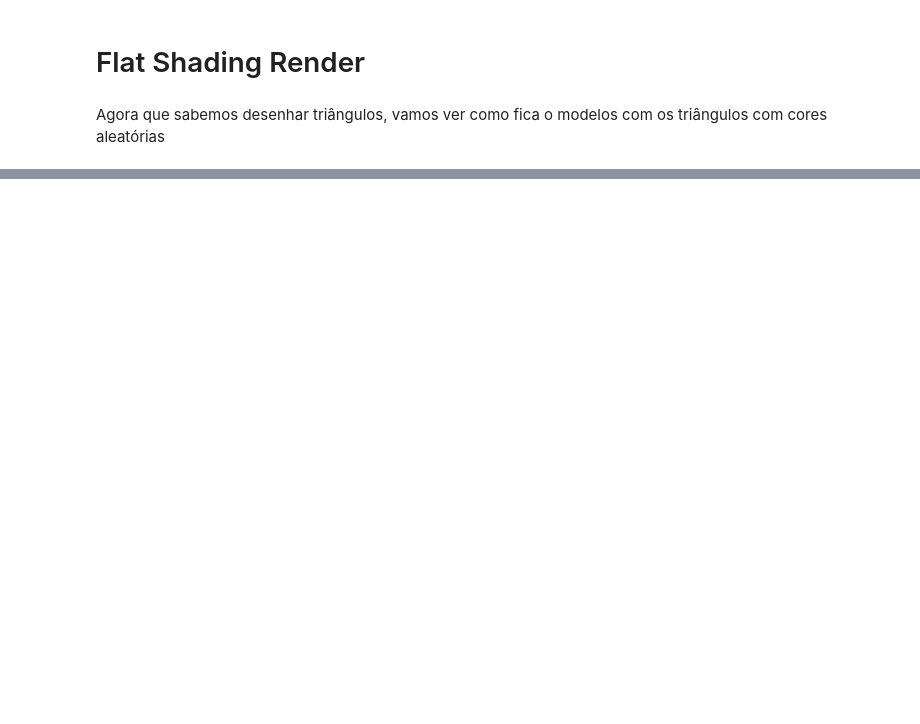
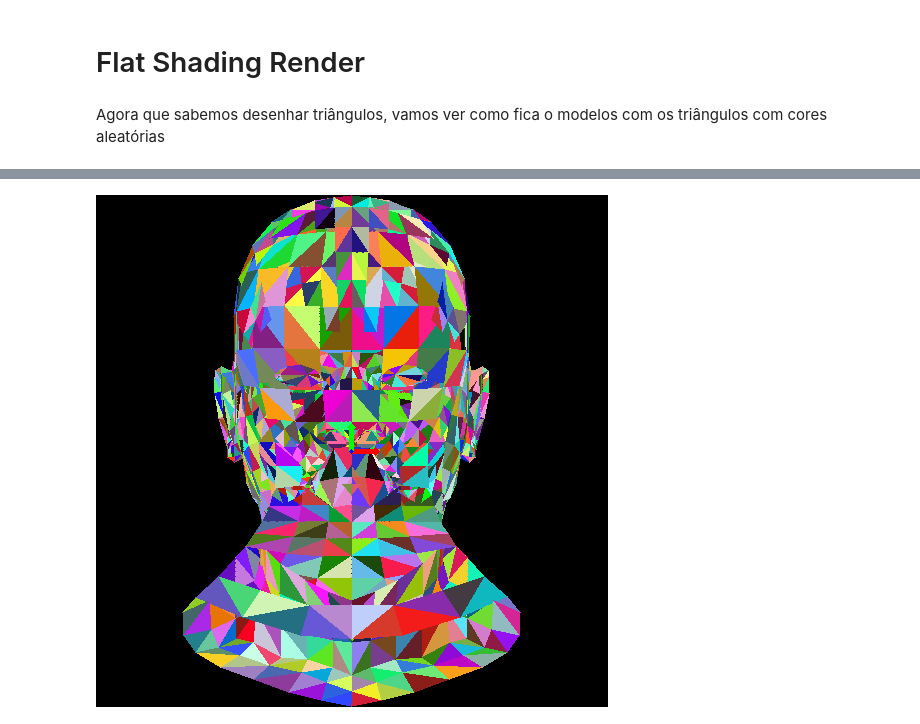
Before and after one commit to Edwolt/TinyRenderer-PythonNotebook, a Jupyter notebook: TinyRenderer.ipynb, the cells around one changed output, grey strips where cells are left out. Saved outputs shown, nothing was run; the diff lists cells and outputs as text; code cells hidden in the pictures; blank space fills up the shorter version.

```diff
--- a/TinyRenderer.ipynb
+++ b/TinyRenderer.ipynb
@@ -808,0 +892,5 @@ for c in "xyz":
+# %%
+img = criar_imagem()
+mostrar_imagem(img)
+# %% [output]
+[figure, added]
```
Also changed, not shown: parts of 10 cells of this notebook.
